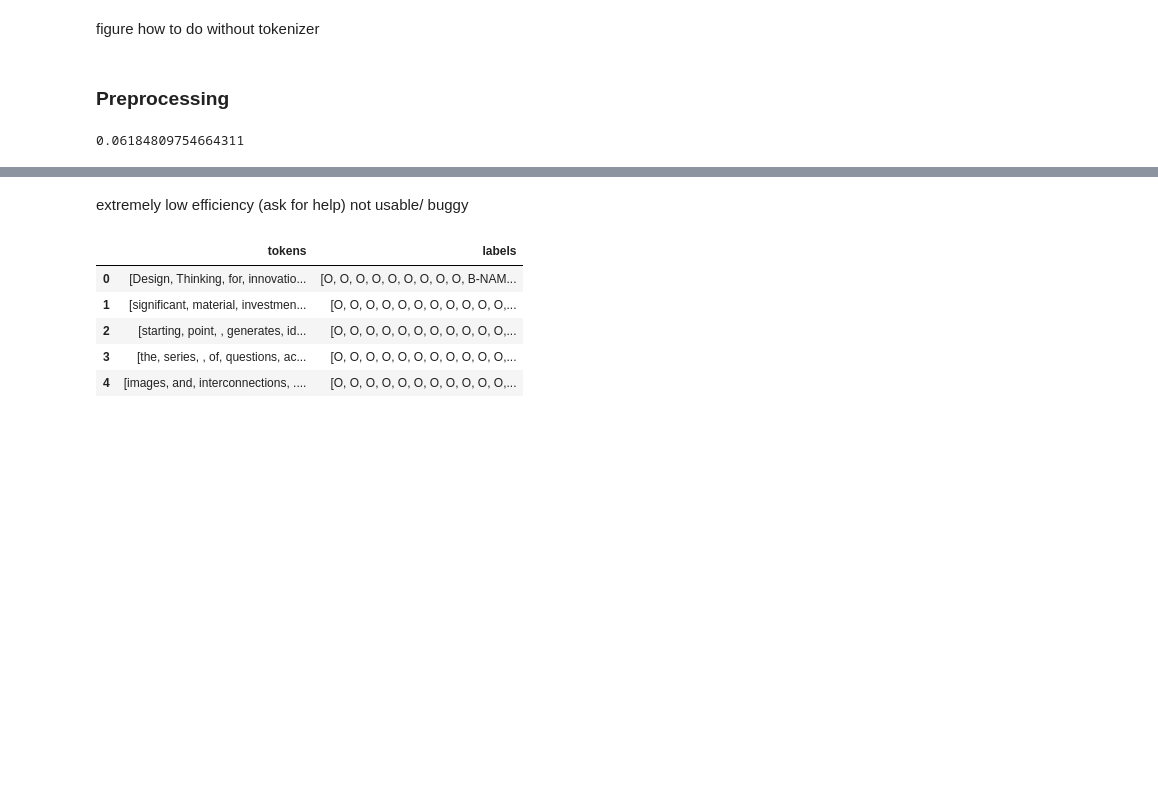
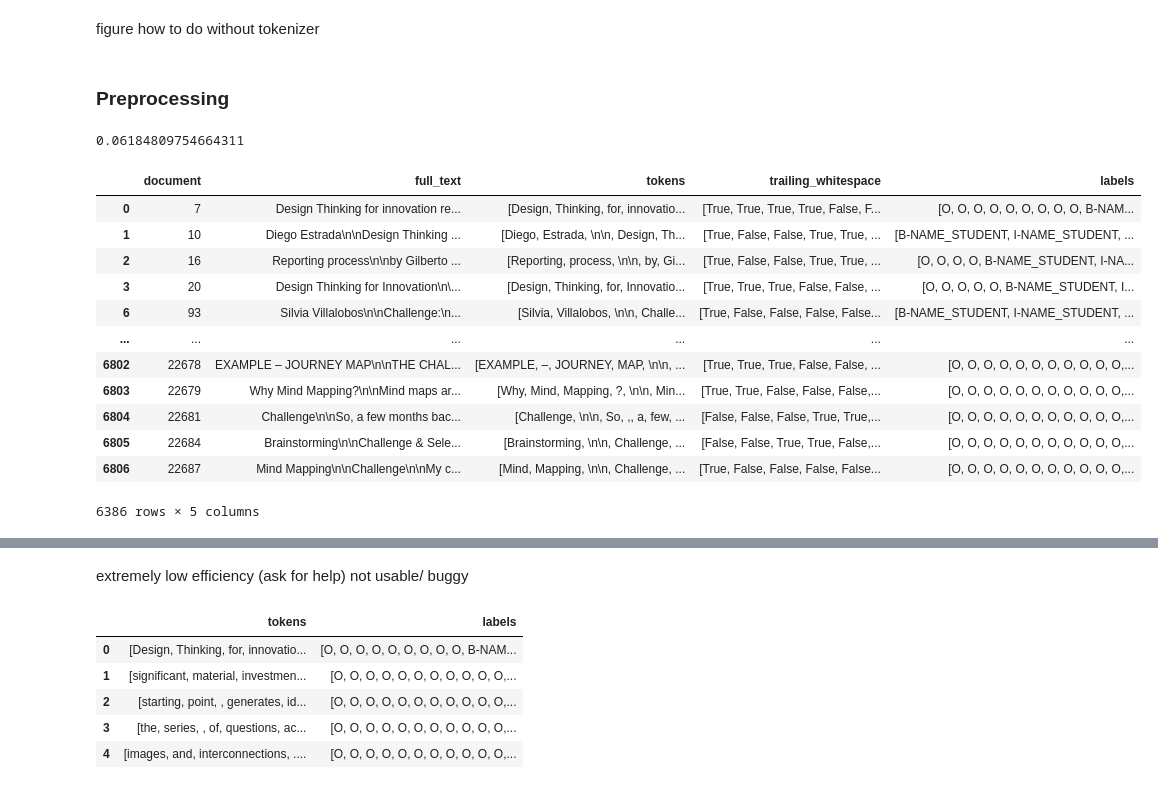
Before and after one commit to GGC-DSA/Kaggle-2024, a Jupyter notebook: notebooks-Spr2024/PratikC_Notebook.ipynb, the cells around one changed output, grey strips where cells are left out. Saved outputs shown, nothing was run; the diff lists cells and outputs as text; code cells hidden in the pictures; blank space fills up the shorter version.

```diff
--- a/notebooks-Spr2024/PratikC_Notebook.ipynb
+++ b/notebooks-Spr2024/PratikC_Notebook.ipynb
@@ -157,12 +162,28 @@ figure how to do without tokenizer
 # # plt.xlim([0, 512]);
 # %% [markdown]
 ### Preprocessing
+# %%
+df_usable = df.iloc[df[~(df.tokens.apply(len) != df.labels.apply(len))].index]
+1-(len(df_usable.index))/len(df.index)
+# %% [output]
+0.06184809754664311
 # %%
 pattern = re.compile('\xa0|\uf0b7|\u200b')
-df.loc[:,'full_text'] = df.loc[:,'full_text'].replace(pattern, ' ')
-df.loc[:,'tokens'] = df.loc[:,'tokens'].apply(lambda line: [tok for tok in line if not re.search(pattern,tok)])
-
-df_usable = df.iloc[df[~(df.tokens.apply(len) != df.labels.apply(len))].index]
-1-(len(df_usable))/len(df.document)
+df_usable.loc[:,'full_text'] = df_usable.loc[:,'full_text'].replace(pattern, ' ')
+df_usable.loc[:,'tokens'] = df_usable.loc[:,'tokens'].apply(lambda line: [tok for tok in line if not re.search(pattern,tok)])
-# %% [output]
-0.06184809754664311
+# %%
+df_usable
+# %% [output]
+|  | document | full_text | tokens | trailing_whitespace | labels |
+| 0 | 7 | Design Thinking for innovation re... | [Design, Thinking, for, innovatio... | [True, True, True, True, False, F... | [O, O, O, O, O, O, O, O, O, B-NAM... |
+| 1 | 10 | Diego Estrada\n\nDesign Thinking ... | [Diego, Estrada, \n\n, Design, Th... | [True, False, False, True, True, ... | [B-NAME_STUDENT, I-NAME_STUDENT, ... |
+| 2 | 16 | Reporting process\n\nby Gilberto ... | [Reporting, process, \n\n, by, Gi... | [True, False, False, True, True, ... | [O, O, O, O, B-NAME_STUDENT, I-NA... |
+| 3 | 20 | Design Thinking for Innovation\n\... | [Design, Thinking, for, Innovatio... | [True, True, True, False, False, ... | [O, O, O, O, O, B-NAME_STUDENT, I... |
+| 6 | 93 | Silvia Villalobos\n\nChallenge:\n... | [Silvia, Villalobos, \n\n, Challe... | [True, False, False, False, False... | [B-NAME_STUDENT, I-NAME_STUDENT, ... |
+| ... | ... | ... | ... | ... | ... |
+| 6802 | 22678 | EXAMPLE – JOURNEY MAP\n\nTHE CHAL... | [EXAMPLE, –, JOURNEY, MAP, \n\n, ... | [True, True, True, False, False, ... | [O, O, O, O, O, O, O, O, O, O, O,... |
+| 6803 | 22679 | Why Mind Mapping?\n\nMind maps ar... | [Why, Mind, Mapping, ?, \n\n, Min... | [True, True, False, False, False,... | [O, O, O, O, O, O, O, O, O, O, O,... |
+| 6804 | 22681 | Challenge\n\nSo, a few months bac... | [Challenge, \n\n, So, ,, a, few, ... | [False, False, False, True, True,... | [O, O, O, O, O, O, O, O, O, O, O,... |
+| 6805 | 22684 | Brainstorming\n\nChallenge & Sele... | [Brainstorming, \n\n, Challenge, ... | [False, False, True, True, False,... | [O, O, O, O, O, O, O, O, O, O, O,... |
+| 6806 | 22687 | Mind Mapping\n\nChallenge\n\nMy c... | [Mind, Mapping, \n\n, Challenge, ... | [True, False, False, False, False... | [O, O, O, O, O, O, O, O, O, O, O,... |
+6386 rows × 5 columns
```
Also changed, not shown: parts of 16 cells of this notebook.
